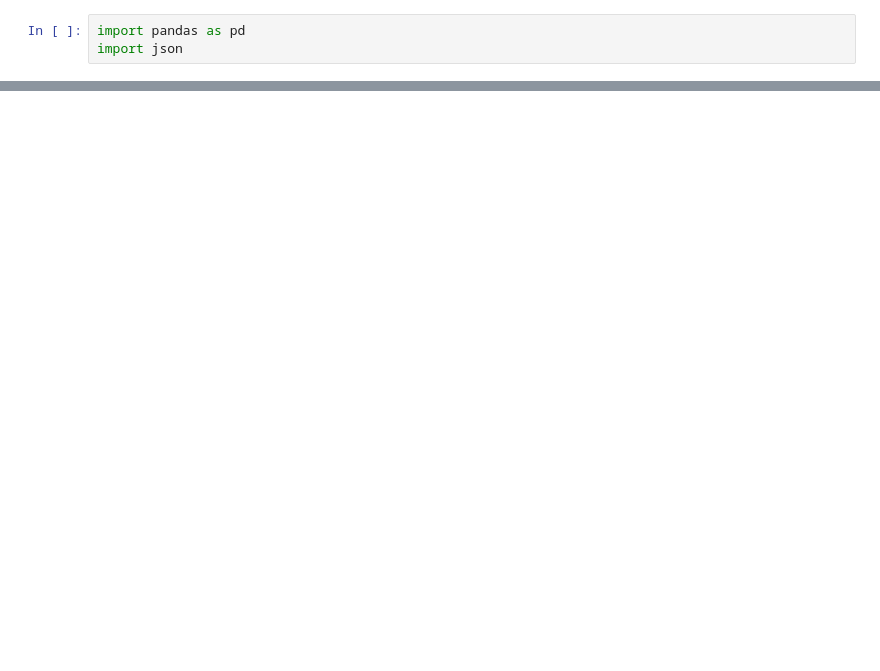
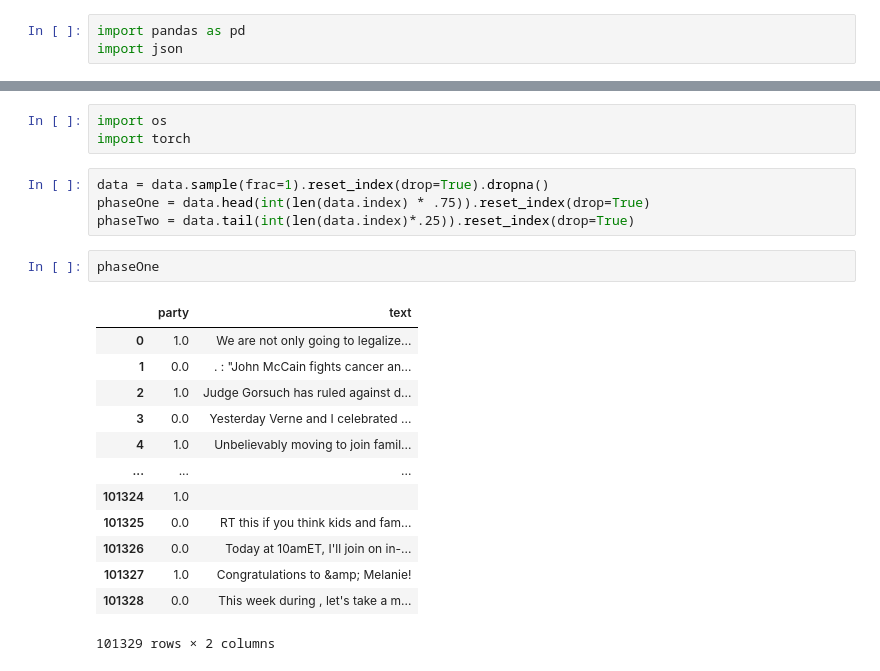
Before and after one commit to knk190001/SlantClassification, a Jupyter notebook: SlantDetector.ipynb, the cells around one changed output, grey strips where cells are left out. Saved outputs shown, nothing was run; the diff lists cells and outputs as text; blank space fills up the shorter version.

```diff
--- a/SlantDetector.ipynb
+++ b/SlantDetector.ipynb
@@ -60,0 +100,23 @@ data.sample(20)
+# %%
+import os
+import torch
+# %%
+data = data.sample(frac=1).reset_index(drop=True).dropna()
+phaseOne = data.head(int(len(data.index) * .75)).reset_index(drop=True)
+phaseTwo = data.tail(int(len(data.index)*.25)).reset_index(drop=True)
+# %%
+phaseOne
+# %% [output]
+|  | party | text |
+| 0 | 1.0 | We are not only going to legalize... |
+| 1 | 0.0 | . : "John McCain fights cancer an... |
+| 2 | 1.0 | Judge Gorsuch has ruled against d... |
+| 3 | 0.0 | Yesterday Verne and I celebrated ... |
+| 4 | 1.0 | Unbelievably moving to join famil... |
+| ... | ... | ... |
+| 101324 | 1.0 |  |
+| 101325 | 0.0 | RT this if you think kids and fam... |
+| 101326 | 0.0 | Today at 10amET, I'll join on in-... |
+| 101327 | 1.0 | Congratulations to &amp; Melanie! |
+| 101328 | 0.0 | This week during , let's take a m... |
+101329 rows × 2 columns
```
Also changed, not shown: parts of 38 cells of this notebook.
